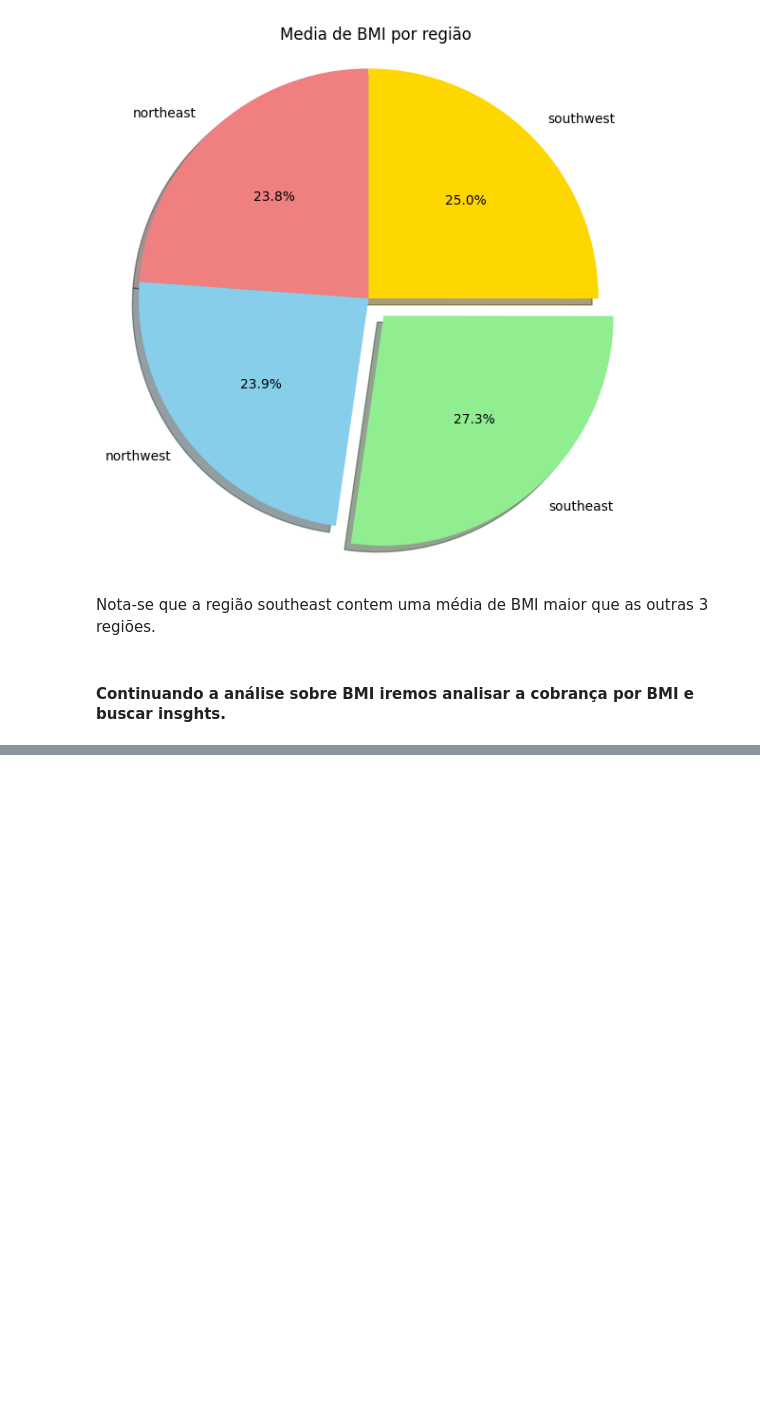
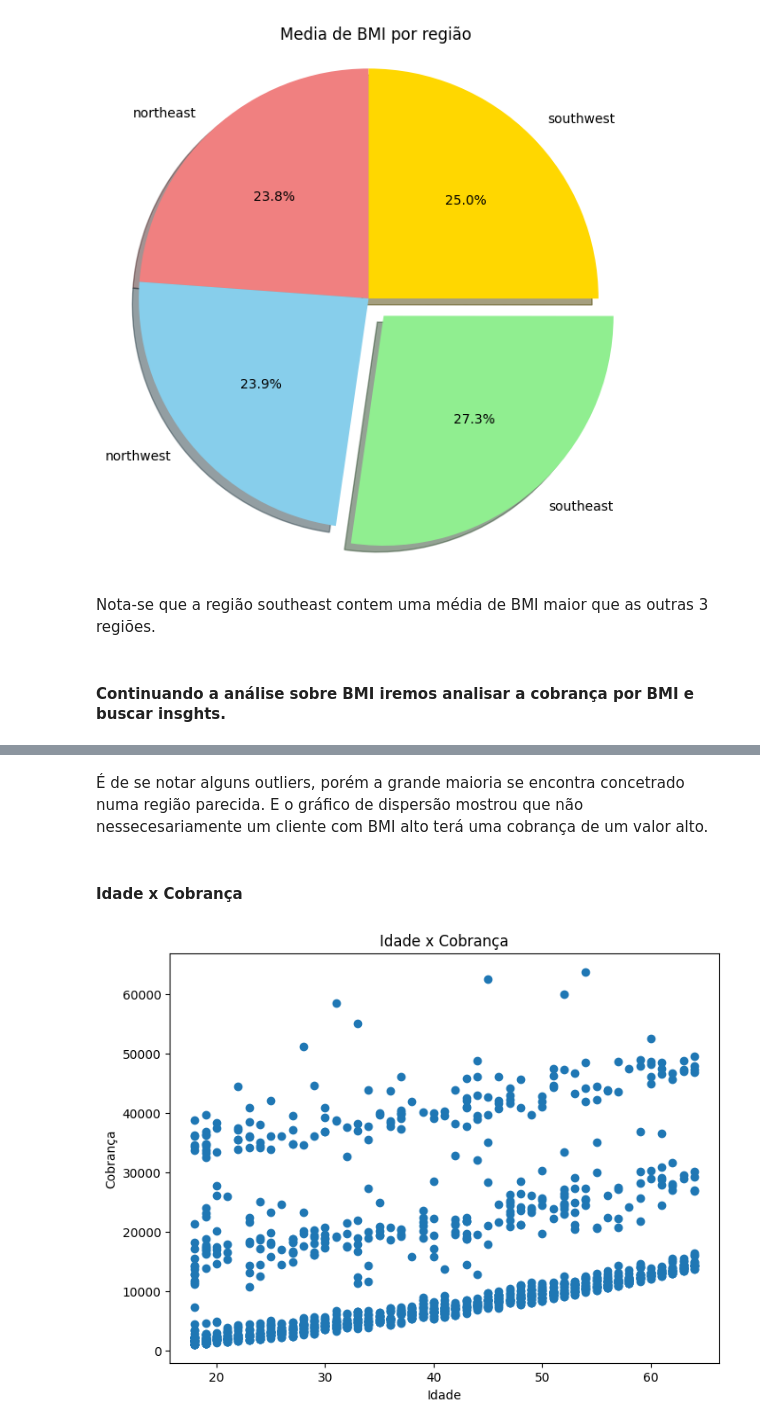
Before and after one commit to lucasghidini/analise-plano-de-saude, a Jupyter notebook: planosdesaude.ipynb, the cells around one changed output, grey strips where cells are left out. Drawn from its saved outputs; the diff is of its cells as text; code cells hidden in the pictures; blank space fills up the shorter version.

```diff
--- a/planosdesaude.ipynb
+++ b/planosdesaude.ipynb
@@ -202,0 +206,14 @@ plt.show()
+# %% [markdown]
+É de se notar alguns outliers, porém a grande maioria se encontra concetrado numa região parecida.
+E o gráfico de dispersão mostrou que não nessecesariamente um cliente com BMI alto terá uma cobrança de um valor alto.
+# %% [markdown]
+#### Idade x Cobrança
+# %%
+fig, ax = plt.subplots(figsize= (8,6))
+ax.scatter(data= df, x= 'age',y= 'charges')
+ax.set_xlabel('Idade')
+ax.set_ylabel('Cobrança')
+ax.set_title('Idade x Cobrança')
+plt.show()
+# %% [output]
+[figure, added]
```
Also changed, not shown: parts of 1 cell of this notebook.
